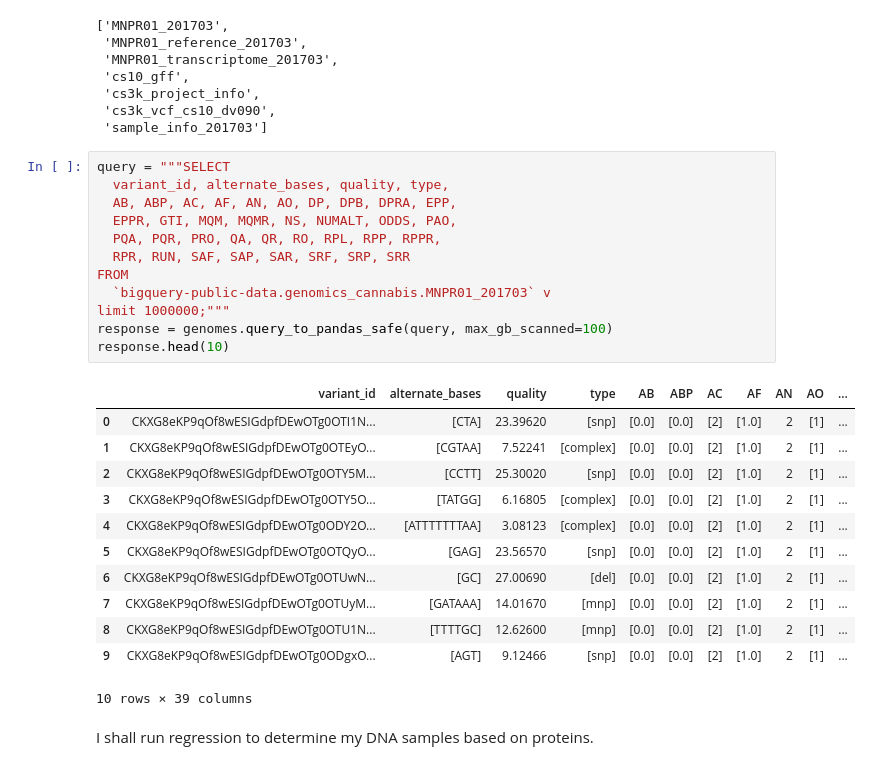
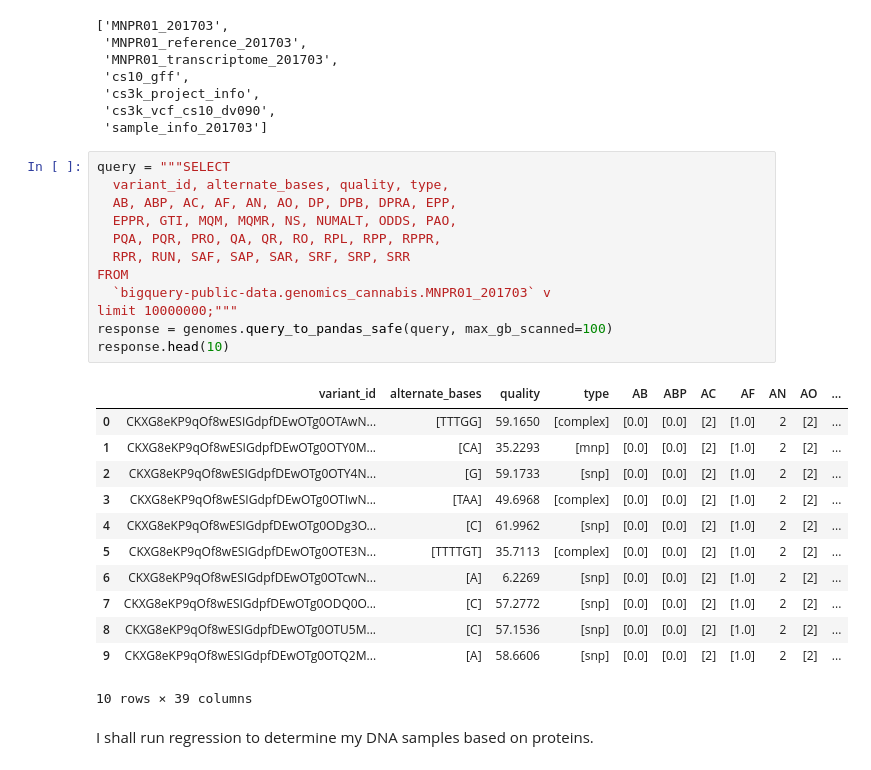
Before and after one commit to Ishancorp/marijuana_genomes_analysis, a Jupyter notebook: notebooks/regression.ipynb, the cells around one changed output. Cells and saved outputs as stored; diff of their text form.

```diff
--- a/notebooks/regression.ipynb
+++ b/notebooks/regression.ipynb
@@ -22,27 +22,27 @@ bq_assistant.list_tables()
 # %%
 query = """SELECT
   variant_id, alternate_bases, quality, type,
   AB, ABP, AC, AF, AN, AO, DP, DPB, DPRA, EPP,
   EPPR, GTI, MQM, MQMR, NS, NUMALT, ODDS, PAO,
   PQA, PQR, PRO, QA, QR, RO, RPL, RPP, RPPR,
   RPR, RUN, SAF, SAP, SAR, SRF, SRP, SRR
 FROM
   `bigquery-public-data.genomics_cannabis.MNPR01_201703` v
-limit 1000000;"""
+limit 10000000;"""
 response = genomes.query_to_pandas_safe(query, max_gb_scanned=100)
 response.head(10)
 # %% [output]
 |  | variant_id | alternate_bases | quality | type | AB | ABP | AC | AF | AN | AO | ... |
-| 0 | CKXG8eKP9qOf8wESIGdpfDEwOTg0OTI1N... | [CTA] | 23.39620 | [snp] | [0.0] | [0.0] | [2] | [1.0] | 2 | [1] | ... |
-| 1 | CKXG8eKP9qOf8wESIGdpfDEwOTg0OTEyO... | [CGTAA] | 7.52241 | [complex] | [0.0] | [0.0] | [2] | [1.0] | 2 | [1] | ... |
-| 2 | CKXG8eKP9qOf8wESIGdpfDEwOTg0OTY5M... | [CCTT] | 25.30020 | [snp] | [0.0] | [0.0] | [2] | [1.0] | 2 | [1] | ... |
-| 3 | CKXG8eKP9qOf8wESIGdpfDEwOTg0OTY5O... | [TATGG] | 6.16805 | [complex] | [0.0] | [0.0] | [2] | [1.0] | 2 | [1] | ... |
-| 4 | CKXG8eKP9qOf8wESIGdpfDEwOTg0ODY2O... | [ATTTTTTTAA] | 3.08123 | [complex] | [0.0] | [0.0] | [2] | [1.0] | 2 | [1] | ... |
-| 5 | CKXG8eKP9qOf8wESIGdpfDEwOTg0OTQyO... | [GAG] | 23.56570 | [snp] | [0.0] | [0.0] | [2] | [1.0] | 2 | [1] | ... |
-| 6 | CKXG8eKP9qOf8wESIGdpfDEwOTg0OTUwN... | [GC] | 27.00690 | [del] | [0.0] | [0.0] | [2] | [1.0] | 2 | [1] | ... |
-| 7 | CKXG8eKP9qOf8wESIGdpfDEwOTg0OTUyM... | [GATAAA] | 14.01670 | [mnp] | [0.0] | [0.0] | [2] | [1.0] | 2 | [1] | ... |
-| 8 | CKXG8eKP9qOf8wESIGdpfDEwOTg0OTU1N... | [TTTTGC] | 12.62600 | [mnp] | [0.0] | [0.0] | [2] | [1.0] | 2 | [1] | ... |
-| 9 | CKXG8eKP9qOf8wESIGdpfDEwOTg0ODgxO... | [AGT] | 9.12466 | [snp] | [0.0] | [0.0] | [2] | [1.0] | 2 | [1] | ... |
+| 0 | CKXG8eKP9qOf8wESIGdpfDEwOTg0OTAwN... | [TTTGG] | 59.1650 | [complex] | [0.0] | [0.0] | [2] | [1.0] | 2 | [2] | ... |
+| 1 | CKXG8eKP9qOf8wESIGdpfDEwOTg0OTY0M... | [CA] | 35.2293 | [mnp] | [0.0] | [0.0] | [2] | [1.0] | 2 | [2] | ... |
+| 2 | CKXG8eKP9qOf8wESIGdpfDEwOTg0OTY4N... | [G] | 59.1733 | [snp] | [0.0] | [0.0] | [2] | [1.0] | 2 | [2] | ... |
+| 3 | CKXG8eKP9qOf8wESIGdpfDEwOTg0OTIwN... | [TAA] | 49.6968 | [complex] | [0.0] | [0.0] | [2] | [1.0] | 2 | [2] | ... |
+| 4 | CKXG8eKP9qOf8wESIGdpfDEwOTg0ODg3O... | [C] | 61.9962 | [snp] | [0.0] | [0.0] | [2] | [1.0] | 2 | [2] | ... |
+| 5 | CKXG8eKP9qOf8wESIGdpfDEwOTg0OTE3N... | [TTTTGT] | 35.7113 | [complex] | [0.0] | [0.0] | [2] | [1.0] | 2 | [2] | ... |
+| 6 | CKXG8eKP9qOf8wESIGdpfDEwOTg0OTcwN... | [A] | 6.2269 | [snp] | [0.0] | [0.0] | [2] | [1.0] | 2 | [2] | ... |
+| 7 | CKXG8eKP9qOf8wESIGdpfDEwOTg0ODQ0O... | [C] | 57.2772 | [snp] | [0.0] | [0.0] | [2] | [1.0] | 2 | [2] | ... |
+| 8 | CKXG8eKP9qOf8wESIGdpfDEwOTg0OTU5M... | [C] | 57.1536 | [snp] | [0.0] | [0.0] | [2] | [1.0] | 2 | [2] | ... |
+| 9 | CKXG8eKP9qOf8wESIGdpfDEwOTg0OTQ2M... | [A] | 58.6606 | [snp] | [0.0] | [0.0] | [2] | [1.0] | 2 | [2] | ... |
 10 rows × 39 columns
 # %% [markdown]
 I shall run regression to determine my DNA samples based on proteins.
```
Also changed, not shown: parts of 5 cells of this notebook.
